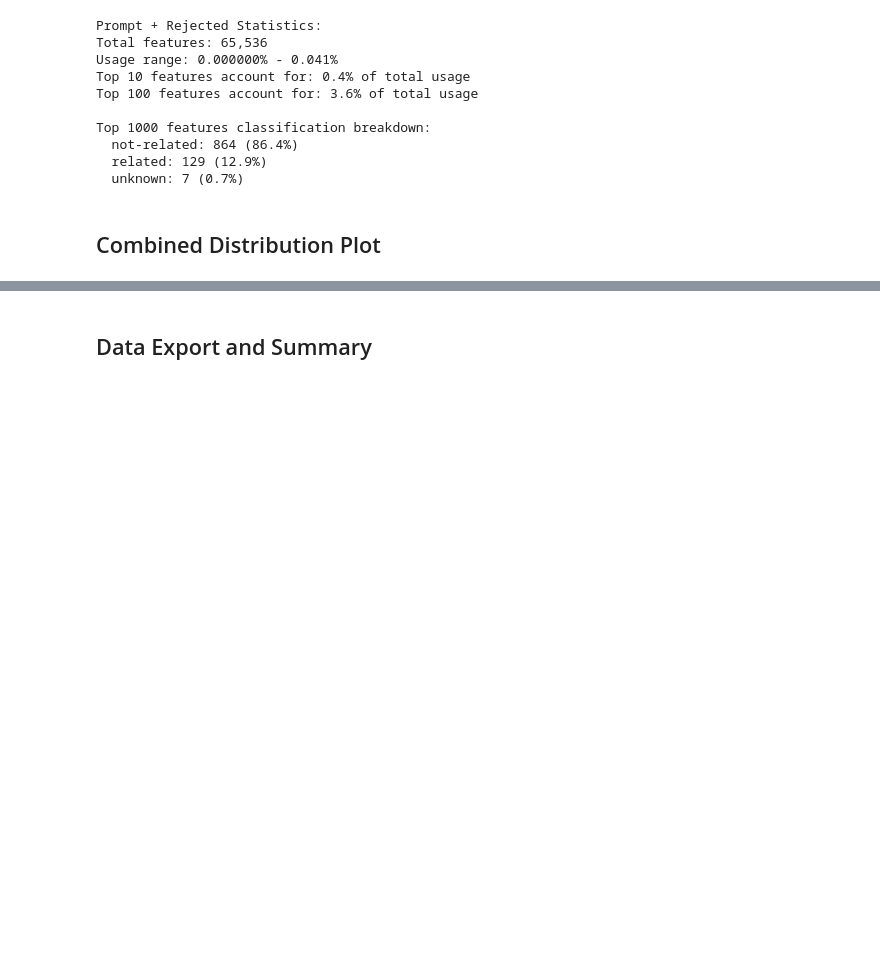
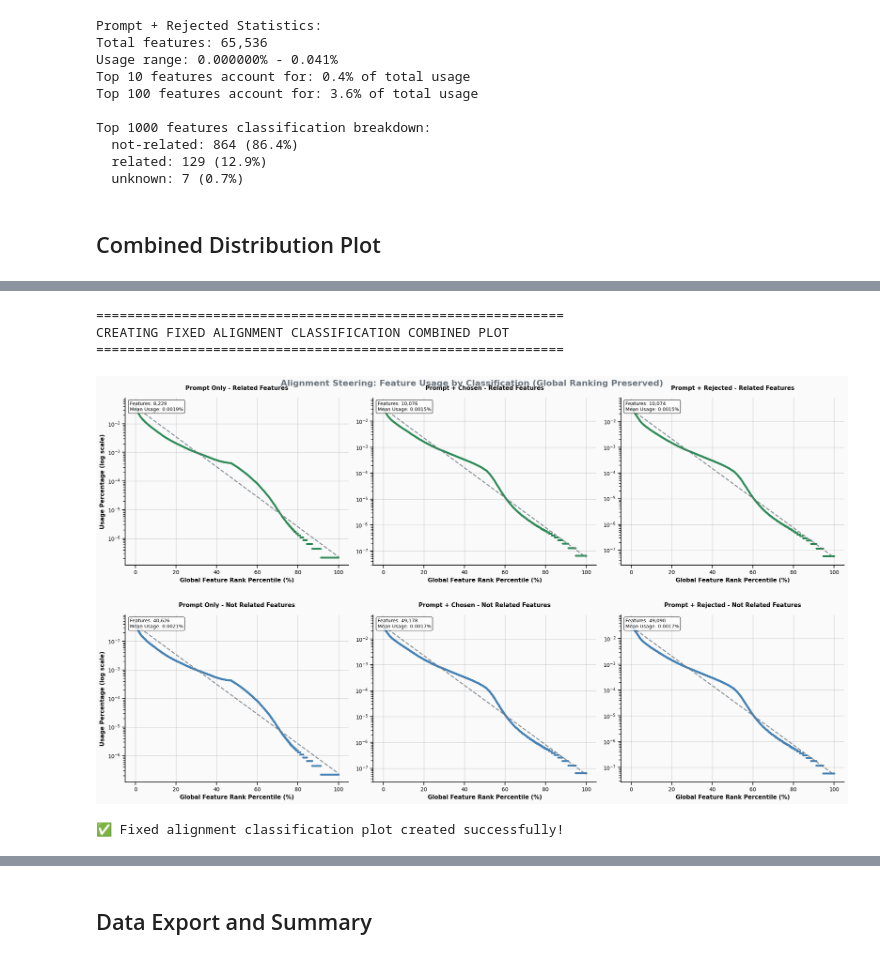
Before and after one commit to Jazhyc/feature-steering-RL, a Jupyter notebook: notebooks/feature_usage_distribution.ipynb, the cells around one changed output, grey strips where cells are left out. Cells and saved outputs as stored; diff of their text form; code cells hidden in the pictures; blank space fills up the shorter version.

```diff
--- a/notebooks/feature_usage_distribution.ipynb
+++ b/notebooks/feature_usage_distribution.ipynb
@@ -570,0 +1061,26 @@ Top 1000 features classification breakdown:
+# %%
+# Test the FIXED Alignment Classification Combined Plot
+if alignment_usage_data and len(alignment_usage_data) >= 2:
+    print("\n" + "="*60)
+    print("CREATING FIXED ALIGNMENT CLASSIFICATION COMBINED PLOT")
+    print("="*60)
+
+    fig_alignment_fixed = create_classification_combined_plot_fixed(
+        alignment_usage_data,
+        task_name='Alignment',
+        classification_filter='both'
+    )
+
+    plt.suptitle('Alignment Steering: Feature Usage by Classification (Global Ranking Preserved)',
+                fontsize=16, fontweight='bold', y=0.94, color=colors['neutral'])
+    plt.show()
+
+    print("✅ Fixed alignment classification plot created successfully!")
+else:
+    print("⚠️  Need at least 2 response types for alignment classification analysis")
+# %% [output]
+============================================================
+CREATING FIXED ALIGNMENT CLASSIFICATION COMBINED PLOT
+============================================================
+[figure, added]
+✅ Fixed alignment classification plot created successfully!
```
Also changed, not shown: parts of 14 cells of this notebook, 1 other file.
